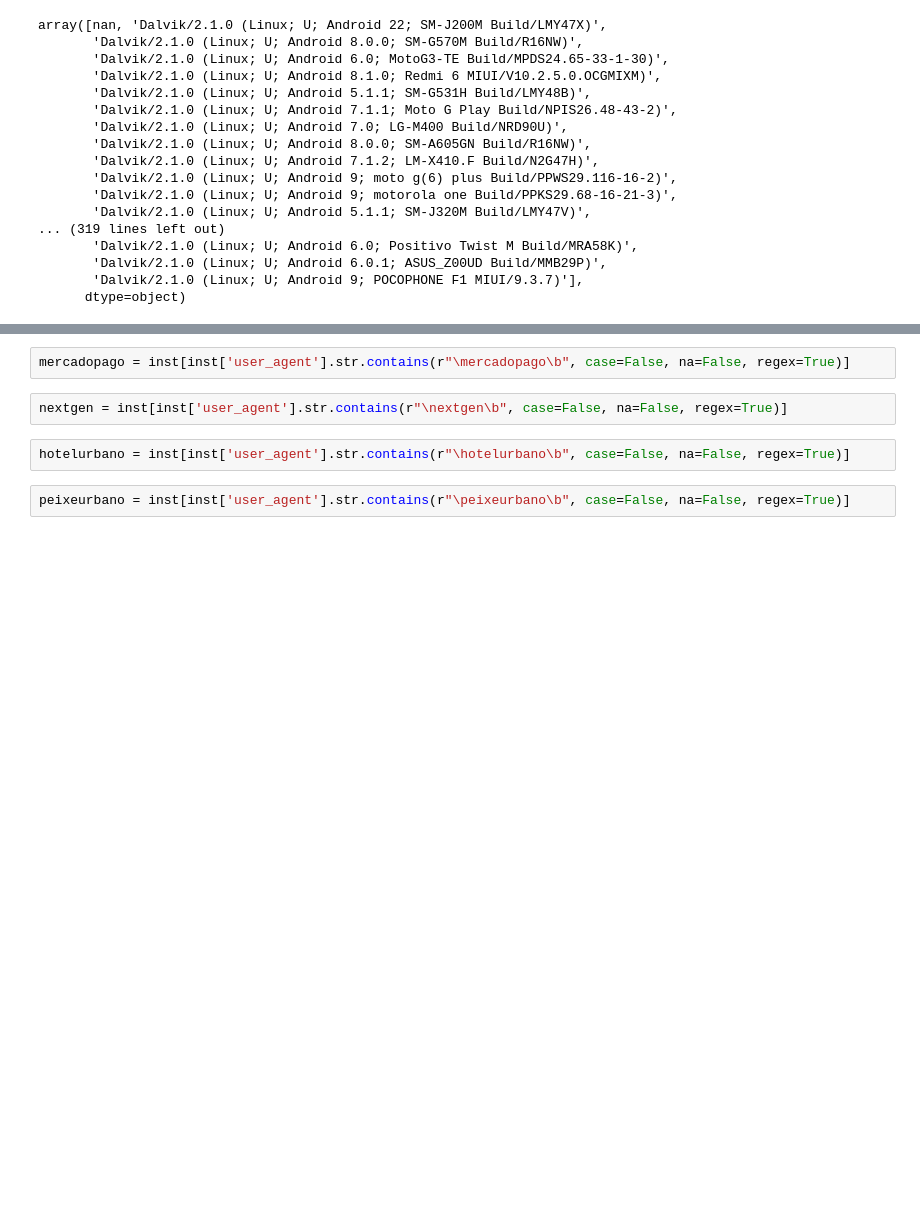
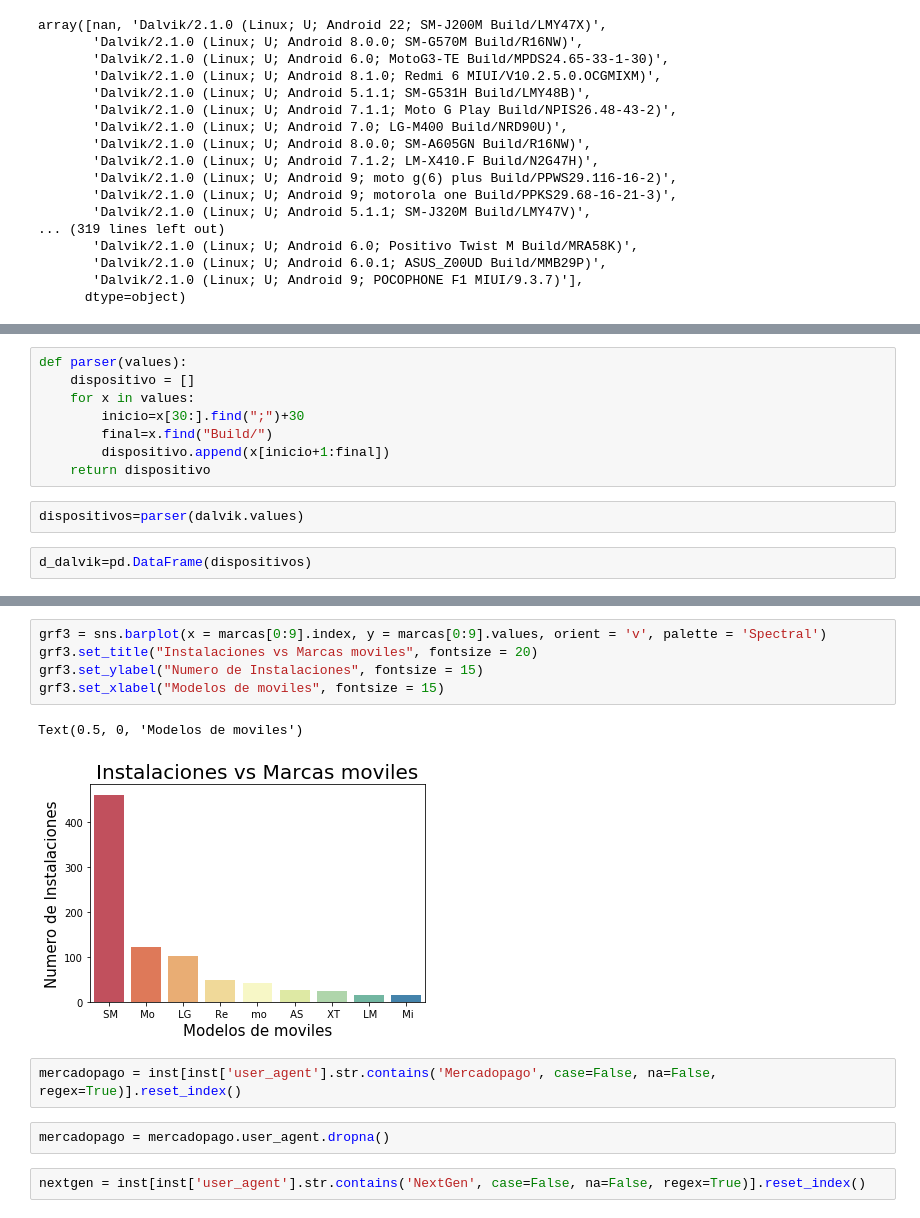
Before and after one commit to EscobarMariaSol/Organizacion-de-datos, a Jupyter notebook: Análisis de User Agents.ipynb, the cells around one changed output, grey strips where cells are left out. Saved outputs shown, nothing was run; the diff lists cells and outputs as text; blank space fills up the shorter version.

```diff
--- a/Análisis de User Agents.ipynb
+++ b/Análisis de User Agents.ipynb
@@ -91,0 +109,12 @@ dalvik = inst[inst['user_agent'].str.contains(r"\Dalvik\b", case=False, na=False
+# %%
+def parser(values):
+    dispositivo = []
+    for x in values:
+        inicio=x[30:].find(";")+30
+        final=x.find("Build/")
+        dispositivo.append(x[inicio+1:final])
+    return dispositivo
+# %%
+dispositivos=parser(dalvik.values)
+# %%
+d_dalvik=pd.DataFrame(dispositivos)
@@ -92,8 +132,14 @@ dalvik = inst[inst['user_agent'].str.contains(r"\Dalvik\b", case=False, na=False
+# %%
+grf3 = sns.barplot(x = marcas[0:9].index, y = marcas[0:9].values, orient = 'v', palette = 'Spectral')
+grf3.set_title("Instalaciones vs Marcas moviles", fontsize = 20)
+grf3.set_ylabel("Numero de Instalaciones", fontsize = 15)
+grf3.set_xlabel("Modelos de moviles", fontsize = 15)
+# %% [output]
+Text(0.5, 0, 'Modelos de moviles')
+[figure, added]
 # %%
-mercadopago = inst[inst['user_agent'].str.contains(r"\mercadopago\b", case=False, na=False, regex=True)]
+mercadopago = inst[inst['user_agent'].str.contains('Mercadopago', case=False, na=False, regex=True)].reset_index()
+# %%
+mercadopago = mercadopago.user_agent.dropna()
 # %%
-nextgen = inst[inst['user_agent'].str.contains(r"\nextgen\b", case=False, na=False, regex=True)]
+nextgen = inst[inst['user_agent'].str.contains('NextGen', case=False, na=False, regex=True)].reset_index()
-# %%
-hotelurbano = inst[inst['user_agent'].str.contains(r"\hotelurbano\b", case=False, na=False, regex=True)]
-# %%
-peixeurbano = inst[inst['user_agent'].str.contains(r"\peixeurbano\b", case=False, na=False, regex=True)]
```
Also changed, not shown: parts of 11 cells of this notebook.
